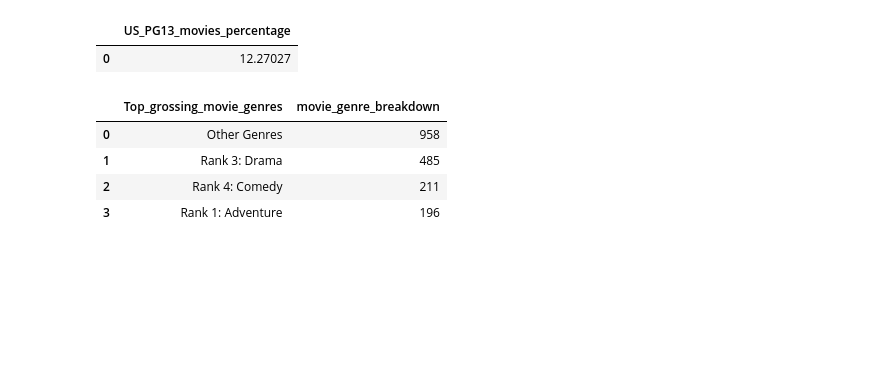
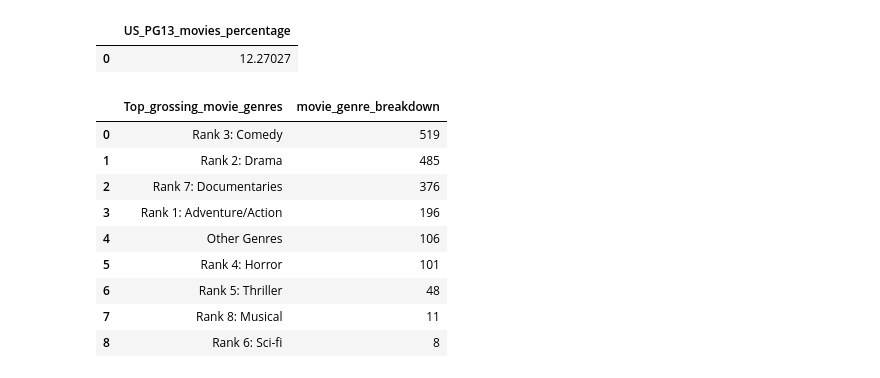
Before and after one commit to aditya248/Netflix-Exploratory-Data-Analysis, a Jupyter notebook: BA775_TeamProject_B2T8.ipynb, the cells around one changed output. Drawn from its saved outputs; the diff is of its cells as text; code cells hidden in the pictures; blank space fills up the shorter version.

Commit message:
Part-5 Fixed to find all different genres .

```diff
--- a/BA775_TeamProject_B2T8.ipynb
+++ b/BA775_TeamProject_B2T8.ipynb
@@ -427,24 +427,34 @@ WHERE country = 'United States' and  type = 'Movie'
 # %%
 %%bigquery --project=ba775-team8-b2
 SELECT Top_grossing_movie_genres, COUNT(*) AS movie_genre_breakdown,
 FROM
 (
-SELECT CASE
-WHEN listed_in LIKE '%Adventure%' THEN 'Rank 1: Adventure'
-WHEN listed_in LIKE '%Action%' THEN 'Rank 2: Action'
-WHEN listed_in LIKE '%Drama%' THEN 'Rank 3: Drama'
-WHEN listed_in LIKE '%Comedy%' THEN 'Rank 4: Comedy'
-ELSE 'Other Genres' END AS Top_grossing_movie_genres
+SELECT
+CASE
+  WHEN listed_in LIKE '%Adventure%' OR  listed_in LIKE '%Action%' THEN 'Rank 1: Adventure/Action'
+  WHEN listed_in LIKE '%Drama%' THEN 'Rank 2: Drama'
+  WHEN listed_in LIKE '%Comedy%' or listed_in LIKE '%Comedies%'  THEN 'Rank 3: Comedy'
+  WHEN listed_in LIKE '%Horror%' THEN 'Rank 4: Horror'
+  WHEN listed_in LIKE '%Thriller%' THEN 'Rank 5: Thriller'
+  WHEN listed_in LIKE '%Sci-Fi%' THEN 'Rank 6: Sci-fi'
+  WHEN listed_in LIKE '%Document%' THEN 'Rank 7: Documentaries'
+  WHEN listed_in LIKE '%Musical%' THEN 'Rank 8: Musical'
+  ELSE 'Other Genres' END AS Top_grossing_movie_genres
 FROM `ba775-team8-b2.Netflix.netflix_titles`
 WHERE type = 'Movie'
 AND country = 'United States'
 AND listed_in IS NOT NULL
 )
 GROUP BY Top_grossing_movie_genres
 ORDER BY movie_genre_breakdown DESC
 # %% [output]
 |  | Top_grossing_movie_genres | movie_genre_breakdown |
-| 0 | Other Genres | 958 |
-| 1 | Rank 3: Drama | 485 |
-| 2 | Rank 4: Comedy | 211 |
-| 3 | Rank 1: Adventure | 196 |
+| 0 | Rank 3: Comedy | 519 |
+| 1 | Rank 2: Drama | 485 |
+| 2 | Rank 7: Documentaries | 376 |
+| 3 | Rank 1: Adventure/Action | 196 |
+| 4 | Other Genres | 106 |
+| 5 | Rank 4: Horror | 101 |
+| 6 | Rank 5: Thriller | 48 |
+| 7 | Rank 8: Musical | 11 |
+| 8 | Rank 6: Sci-fi | 8 |
```
